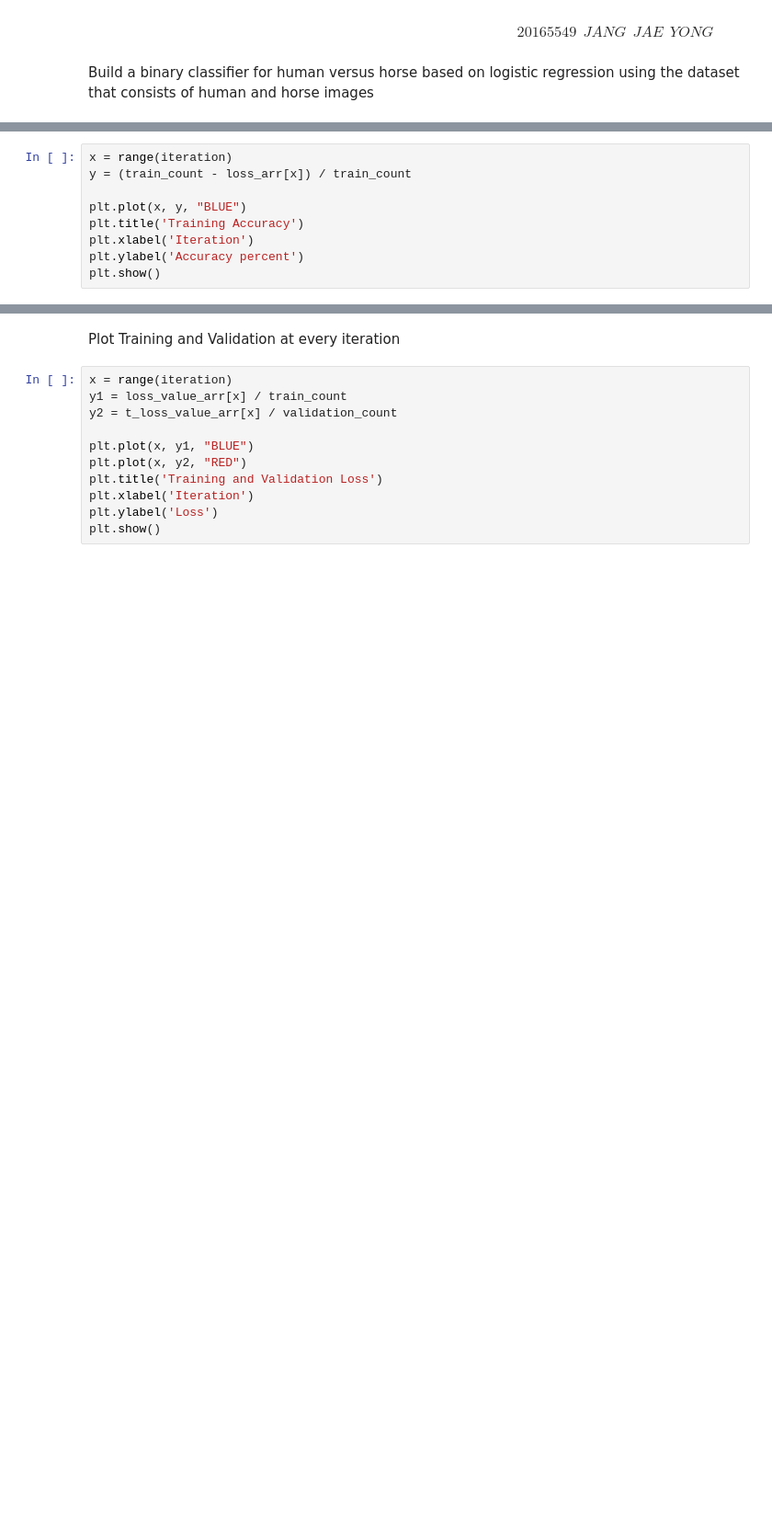
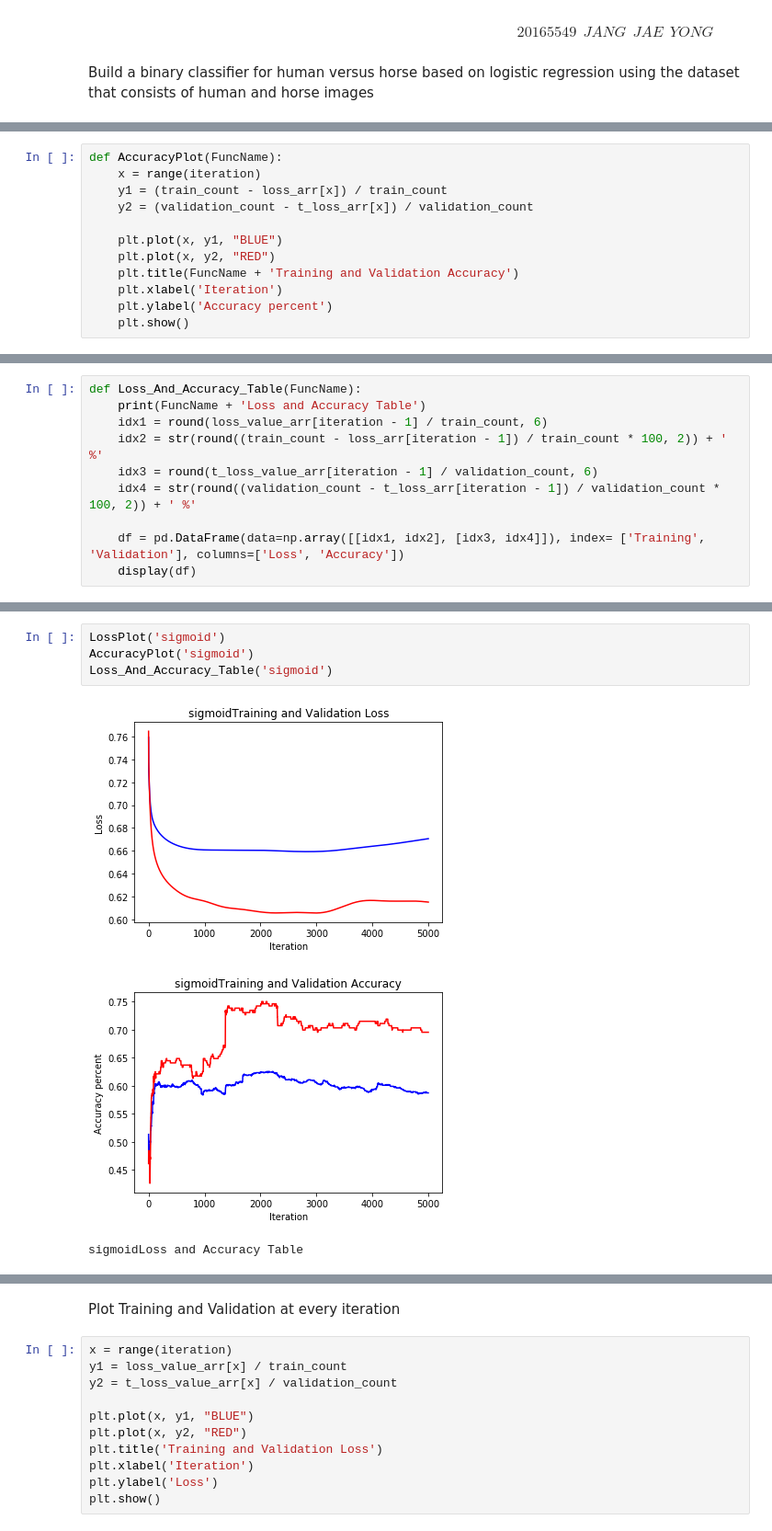
Before and after one commit to kaslock/Machine-Learning-Project, a Jupyter notebook: 4_/44444444.ipynb, the cells around one changed output, grey strips where cells are left out. Shown at 92% size. Saved outputs shown, nothing was run; the diff lists cells and outputs as text; blank space fills up the shorter version.

Commit message:
Compute g1, g2, g3 Sigmoid Loss and Accuracy

```diff
--- a/4_/44444444.ipynb
+++ b/4_/44444444.ipynb
@@ -254,9 +266,12 @@ plt.show()
 # %%
-x = range(iteration)
-y = (train_count - loss_arr[x]) / train_count
+def AccuracyPlot(FuncName):
+    x = range(iteration)
+    y1 = (train_count - loss_arr[x]) / train_count
+    y2 = (validation_count - t_loss_arr[x]) / validation_count
 
-plt.plot(x, y, "BLUE")
-plt.title('Training Accuracy')
-plt.xlabel('Iteration')
-plt.ylabel('Accuracy percent')
-plt.show()
+    plt.plot(x, y1, "BLUE")
+    plt.plot(x, y2, "RED")
+    plt.title(FuncName + 'Training and Validation Accuracy')
+    plt.xlabel('Iteration')
+    plt.ylabel('Accuracy percent')
+    plt.show()
@@ -288,0 +278,10 @@ plt.show()
+# %%
+def Loss_And_Accuracy_Table(FuncName):
+    print(FuncName + 'Loss and Accuracy Table')
+    idx1 = round(loss_value_arr[iteration - 1] / train_count, 6)
+    idx2 = str(round((train_count - loss_arr[iteration - 1]) / train_count * 100, 2)) + ' %'
+    idx3 = round(t_loss_value_arr[iteration - 1] / validation_count, 6)
+    idx4 = str(round((validation_count - t_loss_arr[iteration - 1]) / validation_count * 100, 2)) + ' %'
+
+    df = pd.DataFrame(data=np.array([[idx1, idx2], [idx3, idx4]]), index= ['Training', 'Validation'], columns=['Loss', 'Accuracy'])
+    display(df)
@@ -288,0 +317,8 @@ plt.show()
+# %%
+LossPlot('sigmoid')
+AccuracyPlot('sigmoid')
+Loss_And_Accuracy_Table('sigmoid')
+# %% [output]
+[figure, added]
+[figure, added]
+sigmoidLoss and Accuracy Table
```
Also changed, not shown: parts of 16 cells of this notebook.
